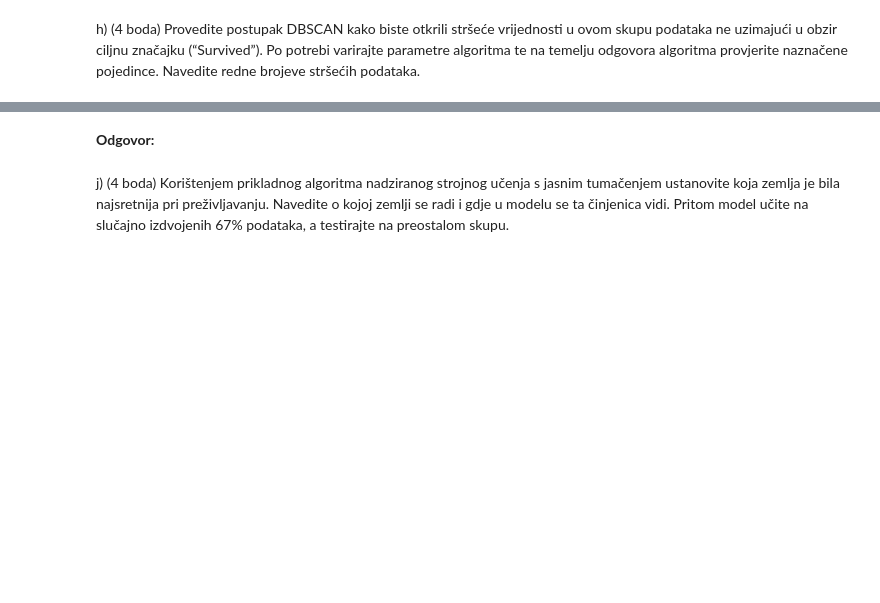
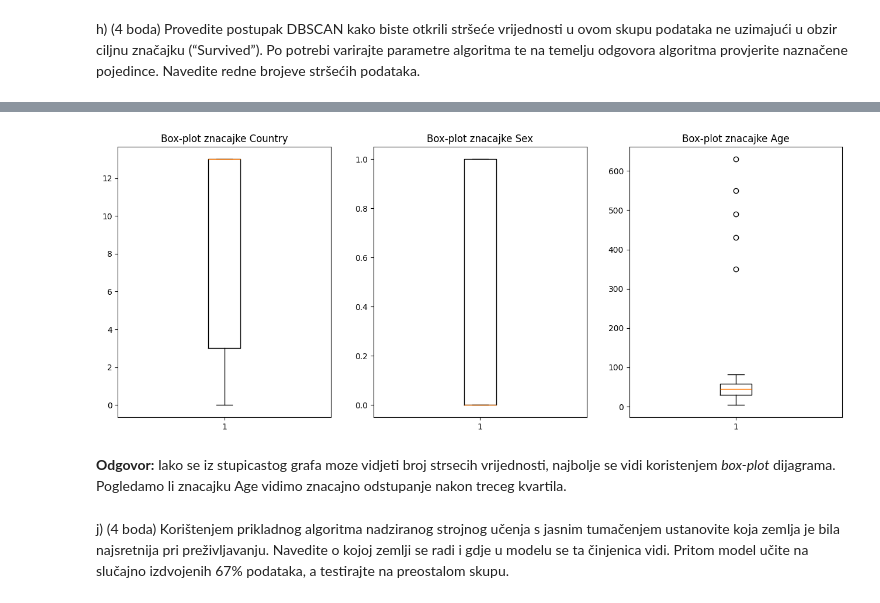
Before and after one commit to domamaric/UZOP, a Jupyter notebook: uzop_ogledni_ZI.ipynb, the cells around one changed output, grey strips where cells are left out. Drawn from its saved outputs; the diff is of its cells as text; code cells hidden in the pictures; blank space fills up the shorter version.

```diff
--- a/uzop_ogledni_ZI.ipynb
+++ b/uzop_ogledni_ZI.ipynb
@@ -57,5 +142,15 @@ Koji graf koji ste isprobali daje najbolji prikaz stršećih vrijednosti?i)
+# %%
+fig, axs = plt.subplots(1, 3, figsize=(16, 6))
+
+for i, col_name in enumerate(cleaned_df.columns[:-2]):  # We do not need category and survived
+    axs[i].boxplot(cleaned_df[col_name])
+    axs[i].set_title(f'Box-plot znacajke {col_name}')
+
+plt.show()
+# %% [output]
+[figure, added]
 # %% [markdown]
-**Odgovor:**
+**Odgovor:** Iako se iz stupicastog grafa moze vidjeti broj strsecih vrijednosti, najbolje se vidi koristenjem *box-plot* dijagrama. Pogledamo li znacajku Age vidimo znacajno odstupanje nakon treceg kvartila.
 # %% [markdown]
 j) (4 boda) Korištenjem prikladnog algoritma nadziranog strojnog učenja s jasnim
 tumačenjem ustanovite koja zemlja je bila najsretnija pri preživljavanju. Navedite
```
Also changed, not shown: parts of 24 cells of this notebook.
